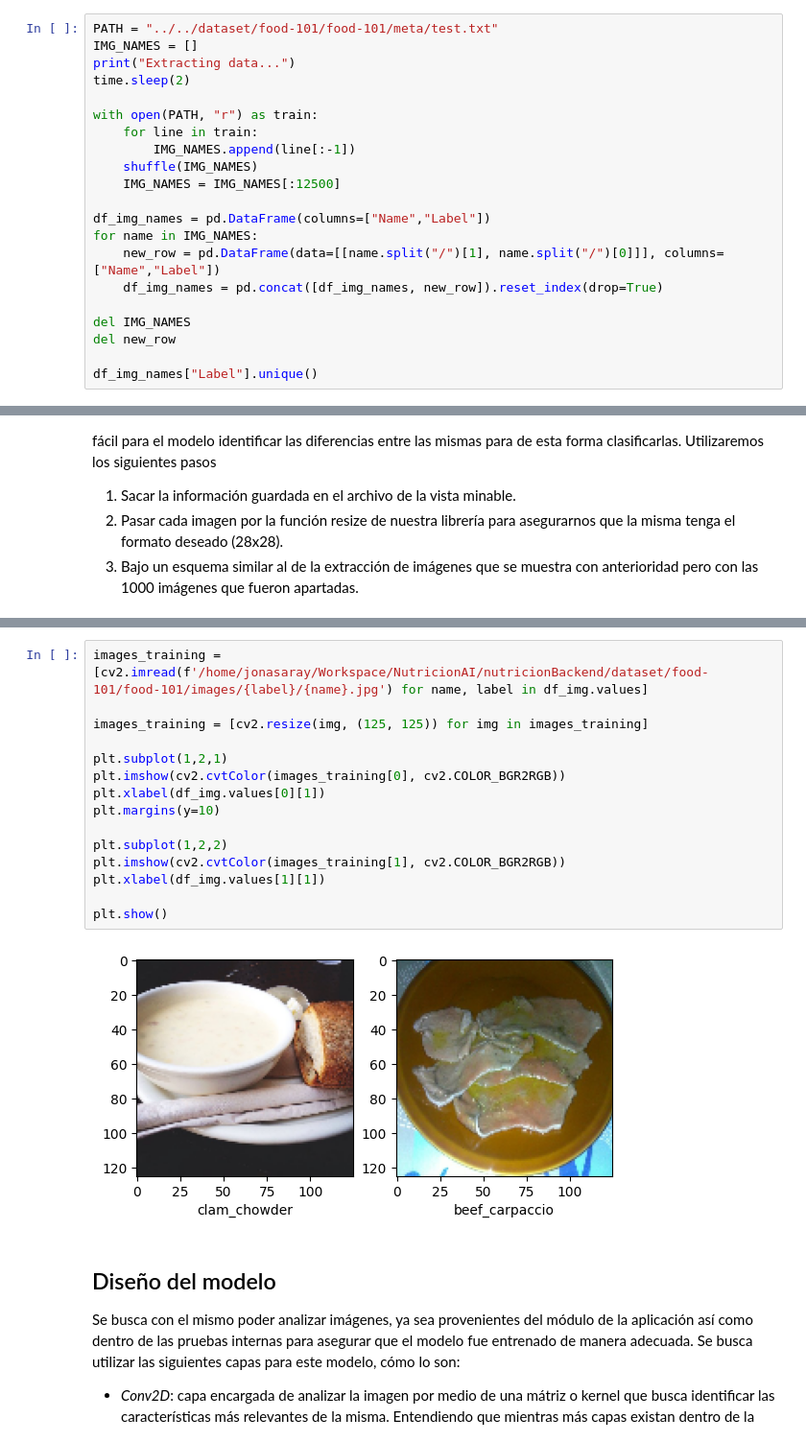
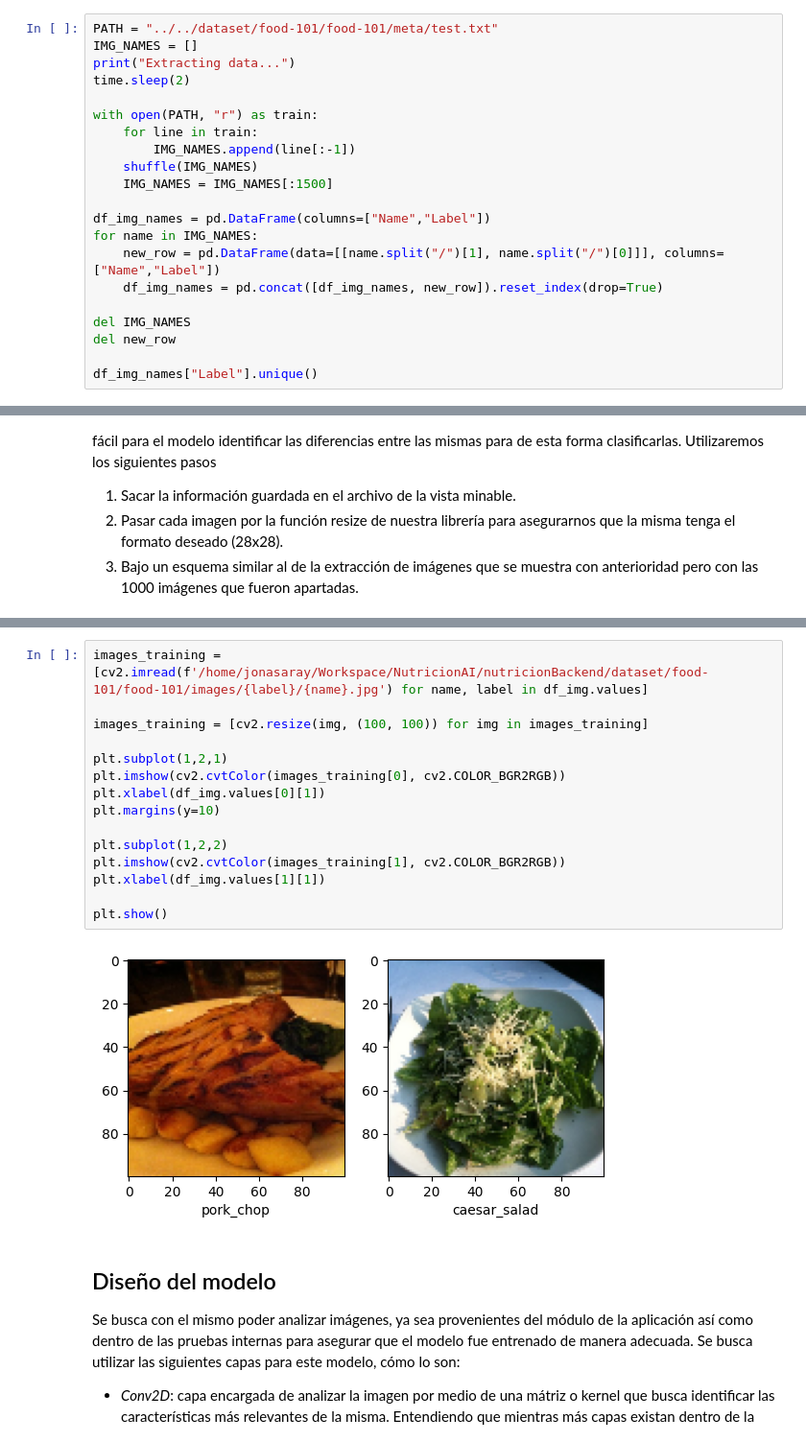
Before and after one commit to jaraycode/NutricionAIBackend, a Jupyter notebook: src/model/training.ipynb, the cells around one changed output, grey strips where cells are left out. Shown at 96% size. Saved outputs shown, nothing was run; the diff lists cells and outputs as text.

```diff
--- a/src/model/training.ipynb
+++ b/src/model/training.ipynb
@@ -108,7 +108,7 @@ with open(PATH, "r") as train:
     for line in train:
         IMG_NAMES.append(line[:-1])
     shuffle(IMG_NAMES)
-    IMG_NAMES = IMG_NAMES[:12500]
+    IMG_NAMES = IMG_NAMES[:1500]
 
 df_img_names = pd.DataFrame(columns=["Name","Label"])
 for name in IMG_NAMES:
@@ -171,20 +171,20 @@ df_img
 # %%
 images_training = [cv2.imread(f'/home/jonasaray/Workspace/NutricionAI/nutricionBackend/dataset/food-101/food-101/images/{label}/{name}.jpg') for name, label in df_img.values]
 
-images_training = [cv2.resize(img, (125, 125)) for img in images_training]
+images_training = [cv2.resize(img, (100, 100)) for img in images_training]
 
 plt.subplot(1,2,1)
 plt.imshow(cv2.cvtColor(images_training[0], cv2.COLOR_BGR2RGB))
 plt.xlabel(df_img.values[0][1])
 plt.margins(y=10)
 
 plt.subplot(1,2,2)
 plt.imshow(cv2.cvtColor(images_training[1], cv2.COLOR_BGR2RGB))
 plt.xlabel(df_img.values[1][1])
 
 plt.show()
 # %% [output]
-[figure, old version]
+[figure, new version]
 # %% [markdown]
 ## Diseño del modelo
 
```
Also changed, not shown: parts of 9 cells of this notebook.
